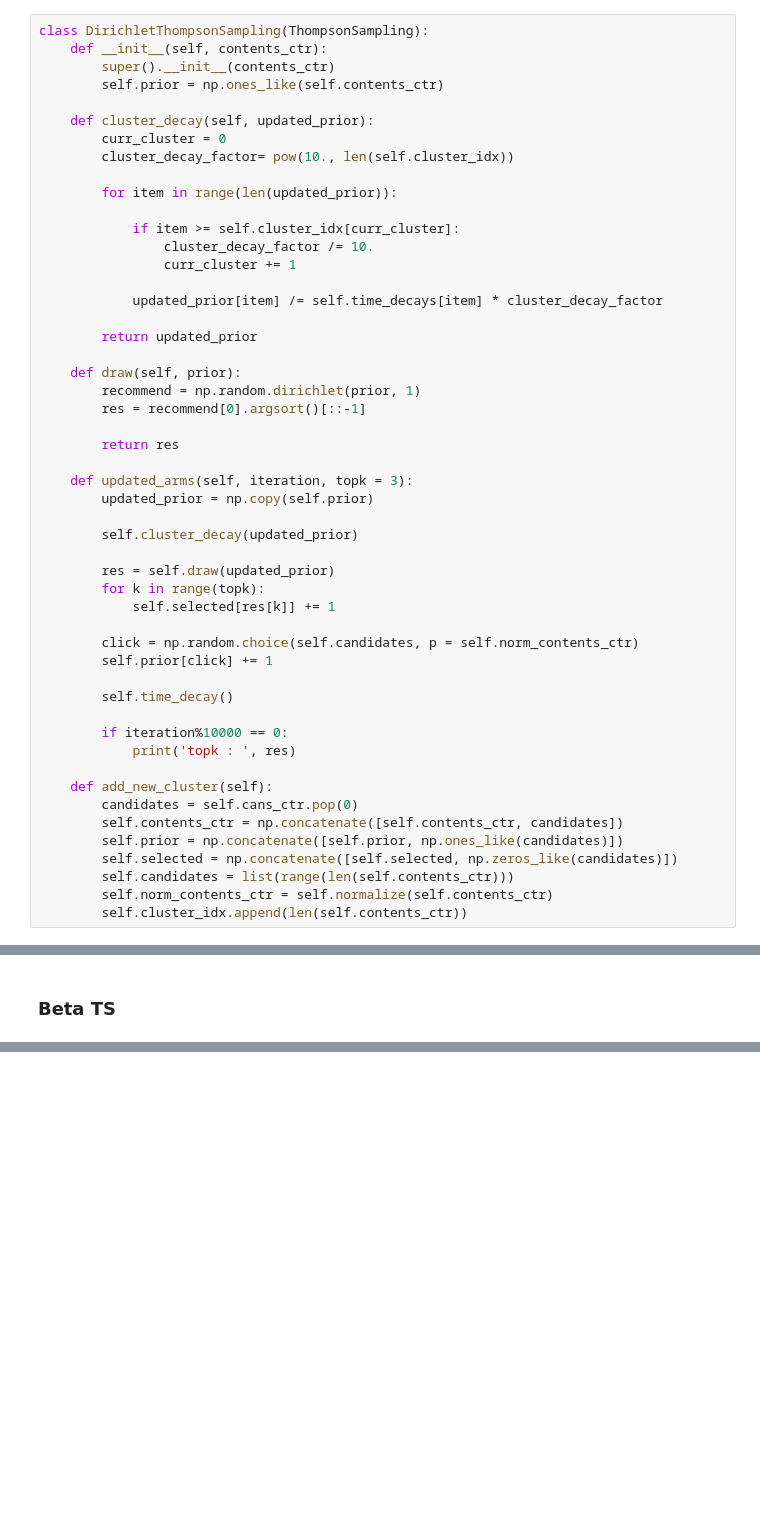
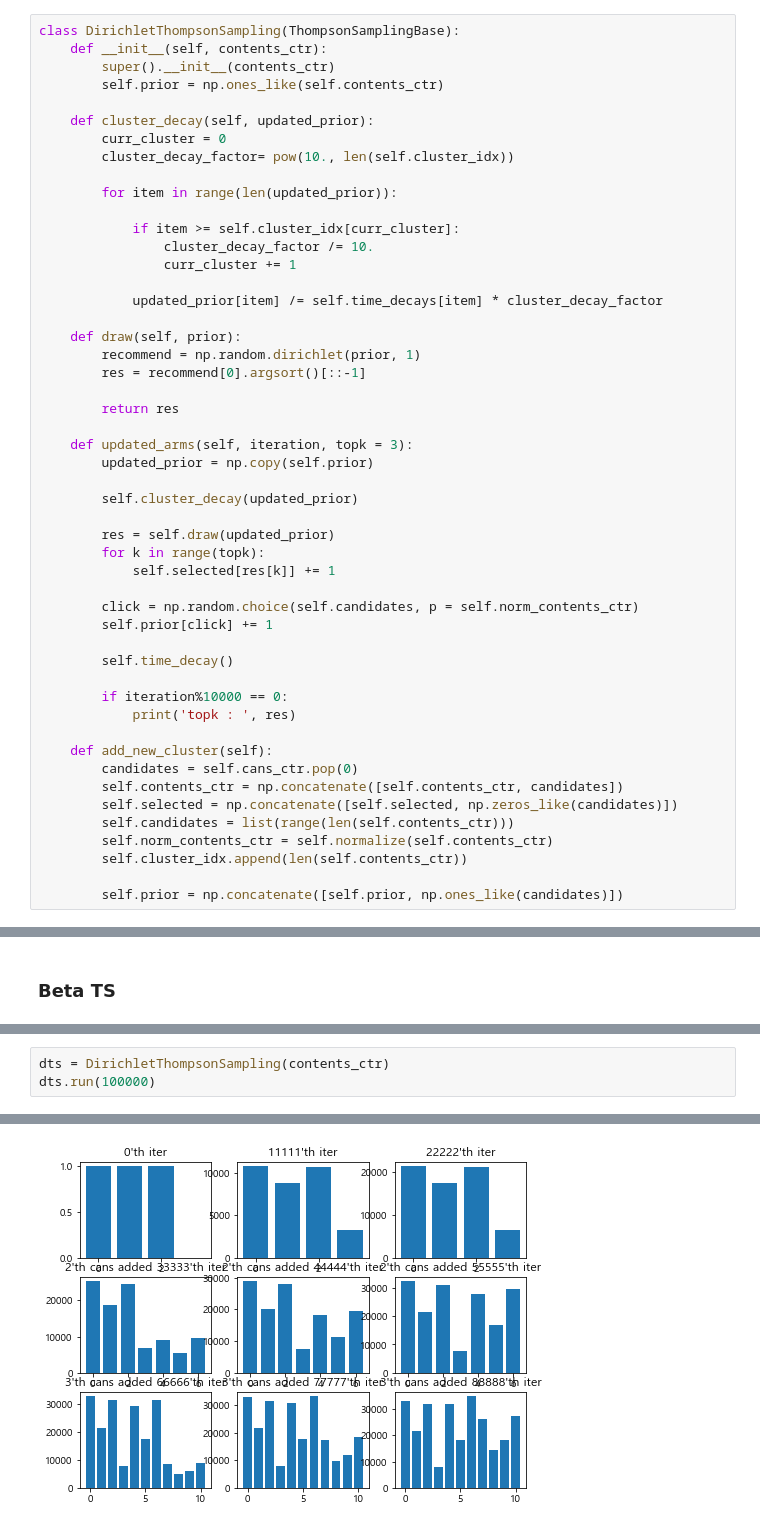
Before and after one commit to haeuuu/Thompson-Sampling, a Jupyter notebook: dirichlet,beta TS.ipynb, the cells around one changed output, grey strips where cells are left out. Drawn from its saved outputs; the diff is of its cells as text; blank space fills up the shorter version.

```diff
--- a/dirichlet,beta TS.ipynb
+++ b/dirichlet,beta TS.ipynb
@@ -78,7 +79,7 @@ class ThompsonSampling:
 # %% [markdown]
 ### Dirichlet TS
 # %%
-class DirichletThompsonSampling(ThompsonSampling):
+class DirichletThompsonSampling(ThompsonSamplingBase):
     def __init__(self, contents_ctr):
         super().__init__(contents_ctr)
         self.prior = np.ones_like(self.contents_ctr)
@@ -94,8 +95,6 @@ class DirichletThompsonSampling(ThompsonSampling):
                 curr_cluster += 1
 
             updated_prior[item] /= self.time_decays[item] * cluster_decay_factor
-
-        return updated_prior
 
     def draw(self, prior):
         recommend = np.random.dirichlet(prior, 1)
@@ -123,8 +122,9 @@ class DirichletThompsonSampling(ThompsonSampling):
     def add_new_cluster(self):
         candidates = self.cans_ctr.pop(0)
         self.contents_ctr = np.concatenate([self.contents_ctr, candidates])
-        self.prior = np.concatenate([self.prior, np.ones_like(candidates)])
         self.selected = np.concatenate([self.selected, np.zeros_like(candidates)])
         self.candidates = list(range(len(self.contents_ctr)))
         self.norm_contents_ctr = self.normalize(self.contents_ctr)
         self.cluster_idx.append(len(self.contents_ctr))
+
+        self.prior = np.concatenate([self.prior, np.ones_like(candidates)])
@@ -244,0 +260,4 @@ topk :  [ 5  7  9 10  8  6  4  3  2  1  0]
+# %%
+dts = DirichletThompsonSampling(contents_ctr)
+dts.run(100000)
+# %% [output]
@@ -244,0 +277 @@ topk :  [ 5  7  9 10  8  6  4  3  2  1  0]
+[figure, added]
```
Also changed, not shown: parts of 22 cells of this notebook.
